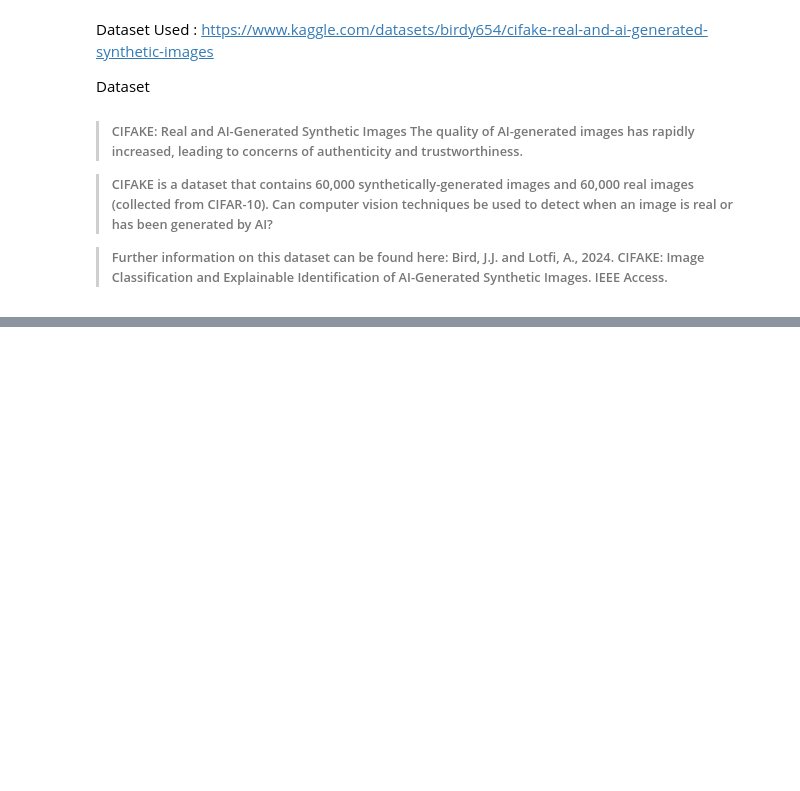
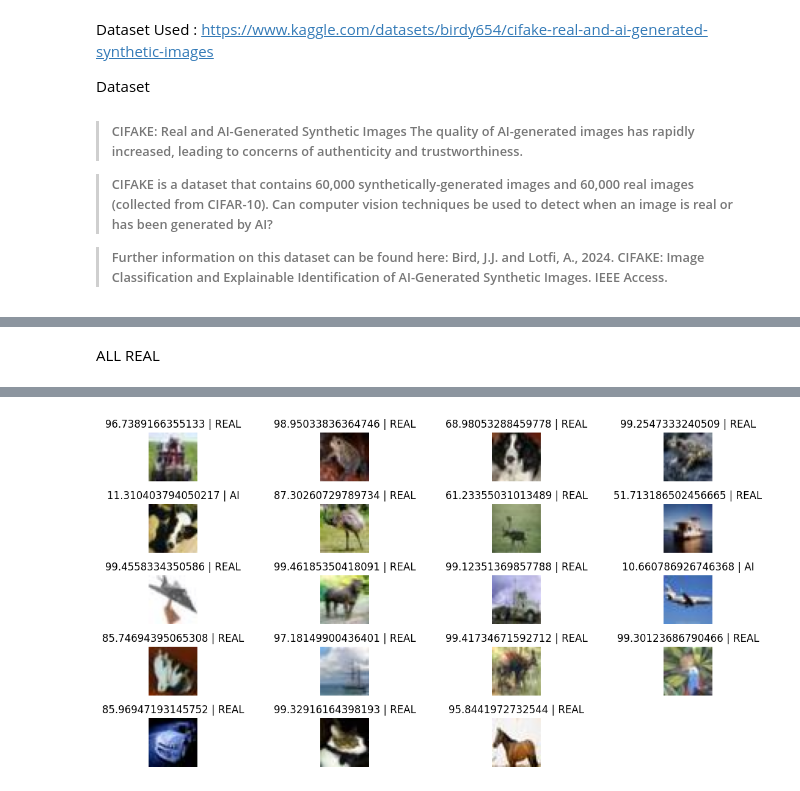
Before and after one commit to avdhantyagi/CIFAKE-Discriminator, a Jupyter notebook: Discriminator.ipynb, the cells around one changed output, grey strips where cells are left out. Drawn from its saved outputs; the diff is of its cells as text; code cells hidden in the pictures; blank space fills up the shorter version.

```diff
--- a/Discriminator.ipynb
+++ b/Discriminator.ipynb
@@ -223,0 +199,5 @@ ll('TESTS|REAL/')
+# %% [markdown]
+ALL REAL
+# %%
+ll('./TESTSreal/')
+# %% [output]
@@ -223,0 +223 @@ ll('TESTS|REAL/')
+[figure, added]
```
Also changed, not shown: parts of 9 cells of this notebook, 1 other file.
